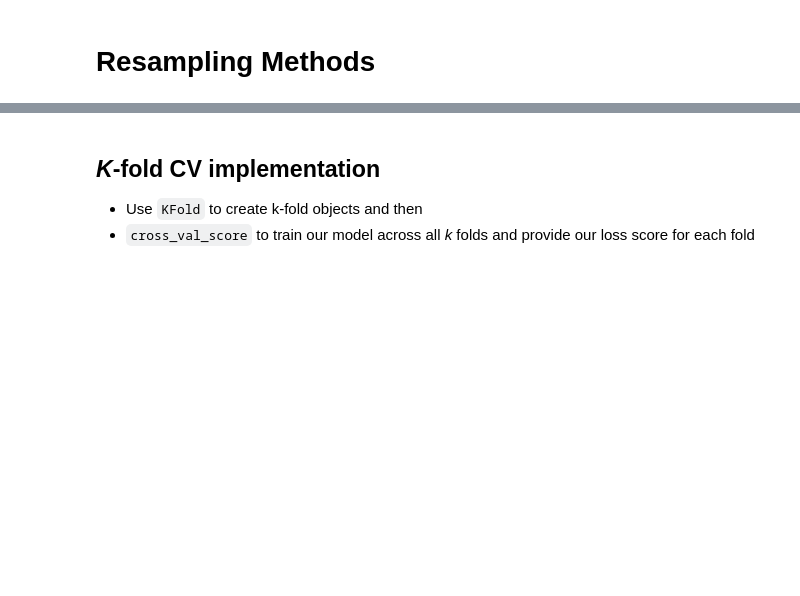
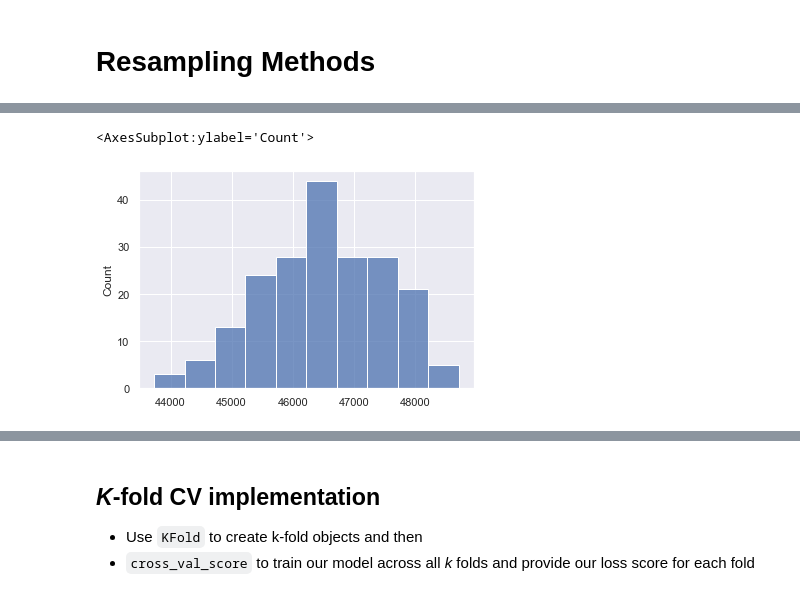
Before and after one commit to uc-python/advanced-python-datasci, a Jupyter notebook: notebooks/02-model_training.ipynb, the cells around one changed output, grey strips where cells are left out. Saved outputs shown, nothing was run; the diff lists cells and outputs as text; code cells hidden in the pictures; blank space fills up the shorter version.

```diff
--- a/notebooks/02-model_training.ipynb
+++ b/notebooks/02-model_training.ipynb
@@ -411,0 +321,18 @@ Provides an approach for us to repeatedly fit a model of interest to parts of th
+# %%
+# data split, model train, predict, & eval procedure
+def model_procedure(seed):
+    train, test = train_test_split(ames, train_size=0.7, random_state=seed)
+    X_train = train[["Gr_Liv_Area", "Year_Built"]]
+    y_train = train["Sale_Price"]
+    reg = LinearRegression()
+    reg.fit(X_train, y_train)
+    pred = reg.predict(X_train)
+    return math.sqrt(mean_squared_error(y_train, pred))
+# %%
+seeds = range(200)
+errors = [model_procedure(seed) for seed in seeds]
+# %%
+sns.histplot(errors)
+# %% [output]
+<AxesSubplot:ylabel='Count'>
+[figure, added]
```
Also changed, not shown: parts of 34 cells of this notebook, 13 other files.
